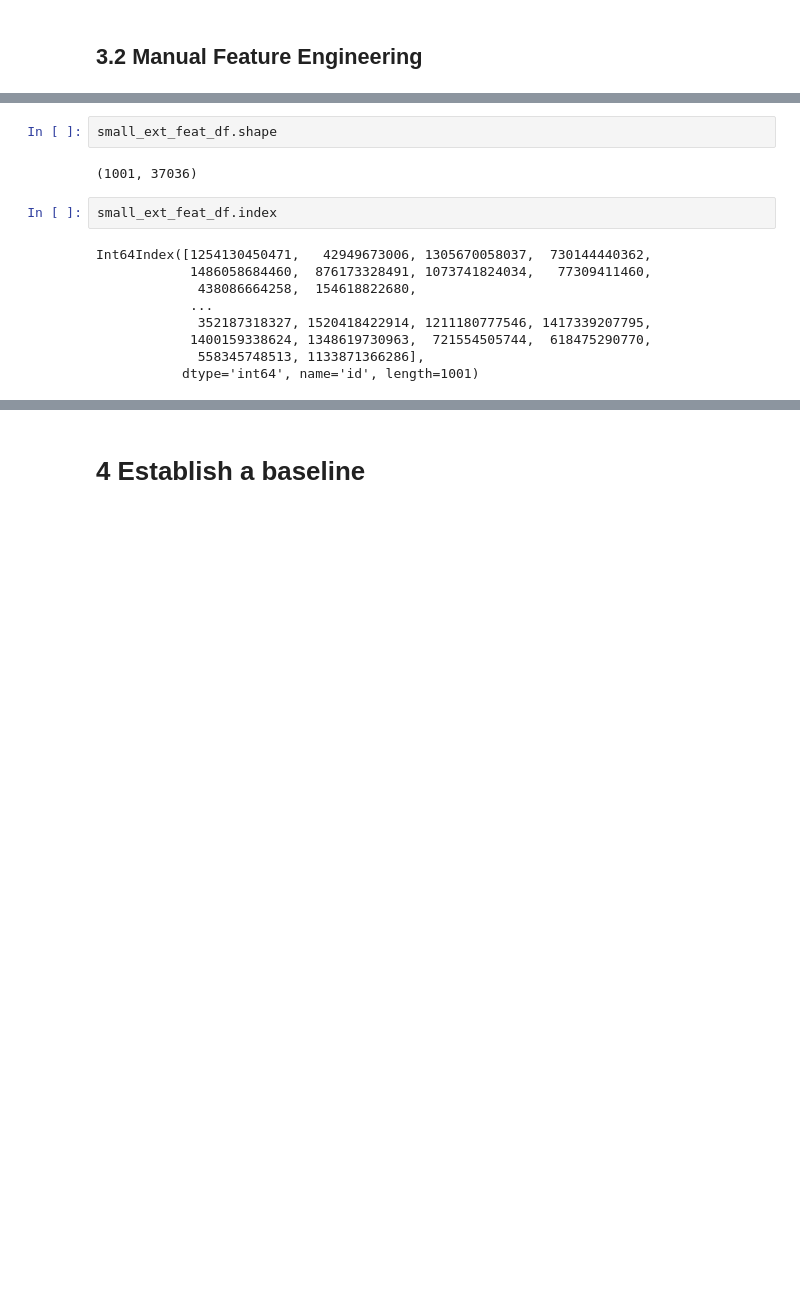
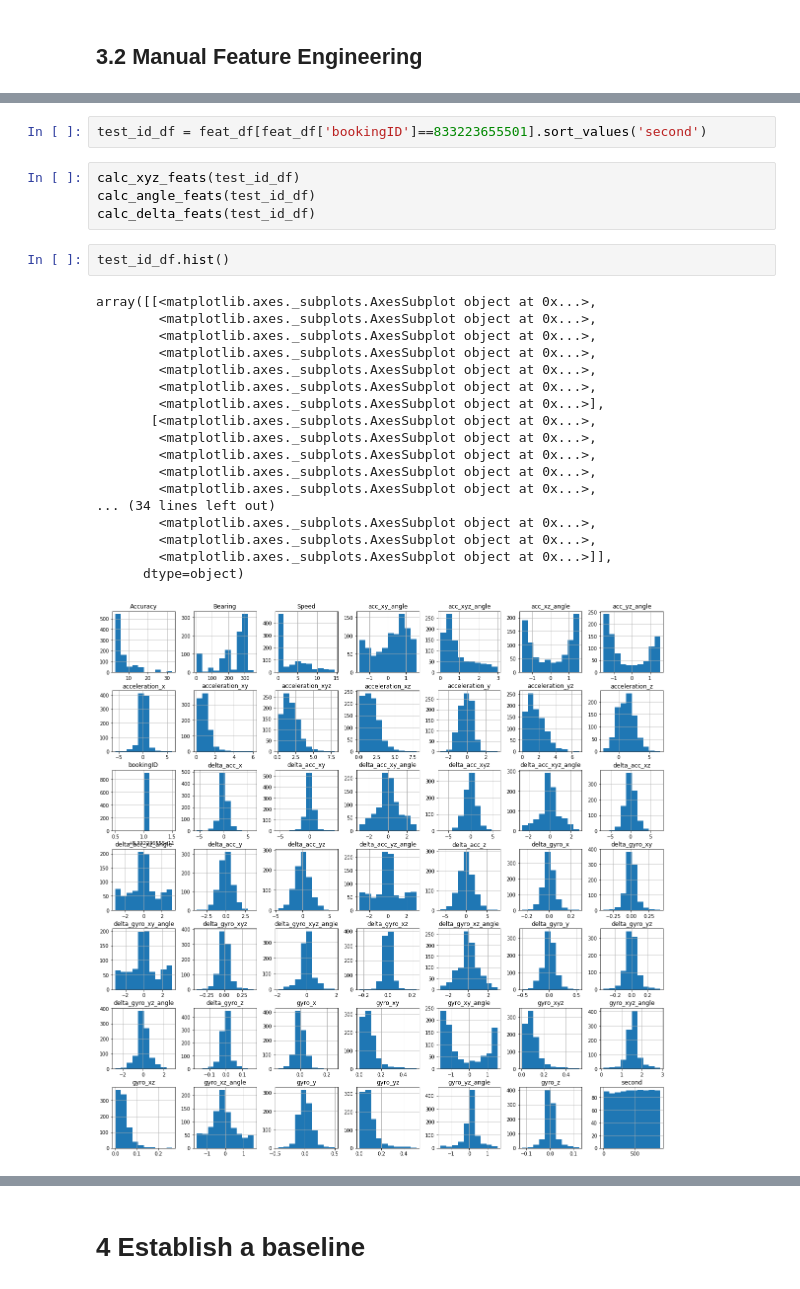
Before and after one commit to angshenting/grab-safety, a Jupyter notebook: Safety.ipynb, the cells around one changed output, grey strips where cells are left out. Drawn from its saved outputs; the diff is of its cells as text; blank space fills up the shorter version.

```diff
--- a/Safety.ipynb
+++ b/Safety.ipynb
@@ -361,15 +337,27 @@ for id_ in labels_df['bookingID']:
-# %%
-small_ext_feat_df.shape
-# %% [output]
-(1001, 37036)
-# %%
-small_ext_feat_df.index
-# %% [output]
-Int64Index([1254130450471,   42949673006, 1305670058037,  730144440362,
-            1486058684460,  876173328491, 1073741824034,   77309411460,
-             438086664258,  154618822680,
-            ...
-             352187318327, 1520418422914, 1211180777546, 1417339207795,
-            1400159338624, 1348619730963,  721554505744,  618475290770,
-             558345748513, 1133871366286],
-           dtype='int64', name='id', length=1001)
+# %%
+test_id_df = feat_df[feat_df['bookingID']==833223655501].sort_values('second')
+# %%
+calc_xyz_feats(test_id_df)
+calc_angle_feats(test_id_df)
+calc_delta_feats(test_id_df)
+# %%
+test_id_df.hist()
+# %% [output]
+array([[<matplotlib.axes._subplots.AxesSubplot object at 0x...>,
+        <matplotlib.axes._subplots.AxesSubplot object at 0x...>,
+        <matplotlib.axes._subplots.AxesSubplot object at 0x...>,
+        <matplotlib.axes._subplots.AxesSubplot object at 0x...>,
+        <matplotlib.axes._subplots.AxesSubplot object at 0x...>,
+        <matplotlib.axes._subplots.AxesSubplot object at 0x...>,
+        <matplotlib.axes._subplots.AxesSubplot object at 0x...>],
+       [<matplotlib.axes._subplots.AxesSubplot object at 0x...>,
+        <matplotlib.axes._subplots.AxesSubplot object at 0x...>,
+        <matplotlib.axes._subplots.AxesSubplot object at 0x...>,
+        <matplotlib.axes._subplots.AxesSubplot object at 0x...>,
+        <matplotlib.axes._subplots.AxesSubplot object at 0x...>,
+... (34 lines left out)
+        <matplotlib.axes._subplots.AxesSubplot object at 0x...>,
+        <matplotlib.axes._subplots.AxesSubplot object at 0x...>,
+        <matplotlib.axes._subplots.AxesSubplot object at 0x...>]],
+      dtype=object)
+[figure, added]
```
Also changed, not shown: parts of 6 cells of this notebook.
